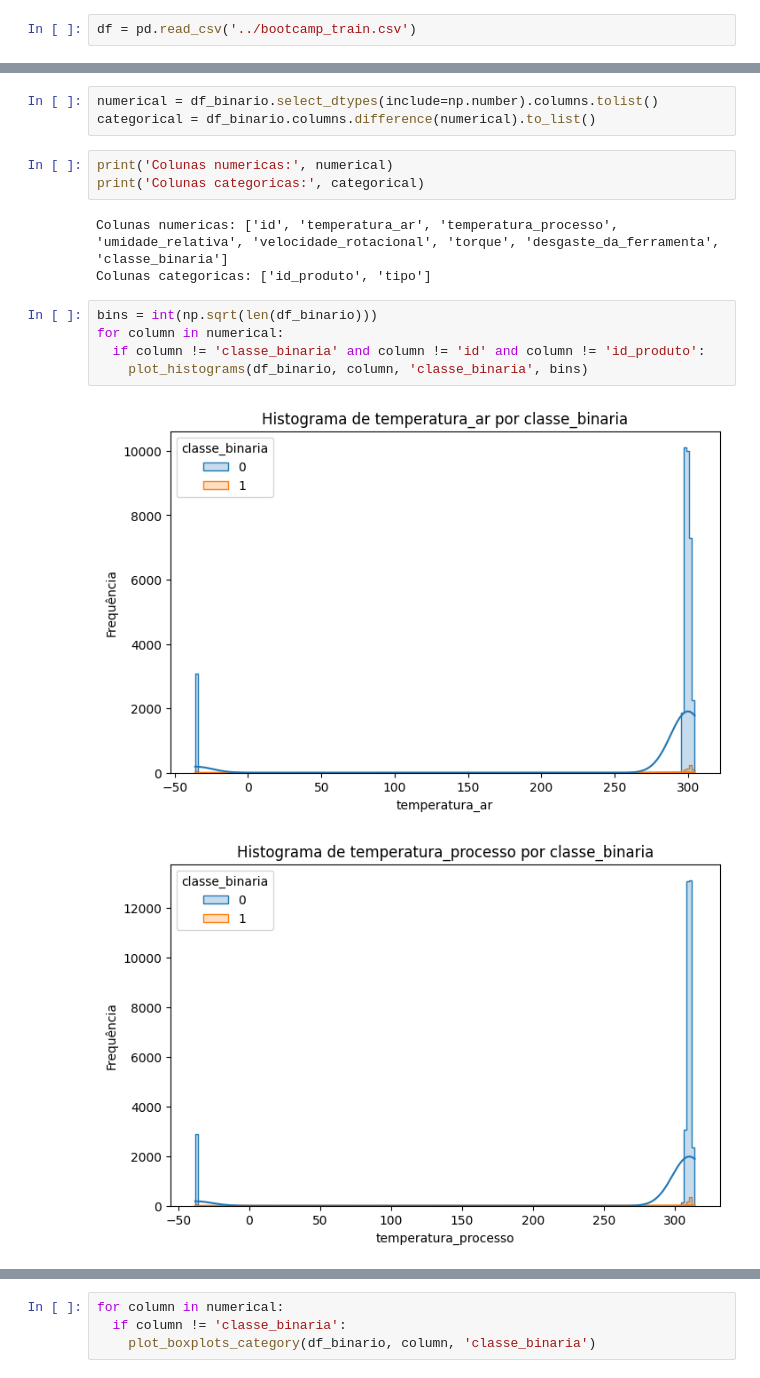
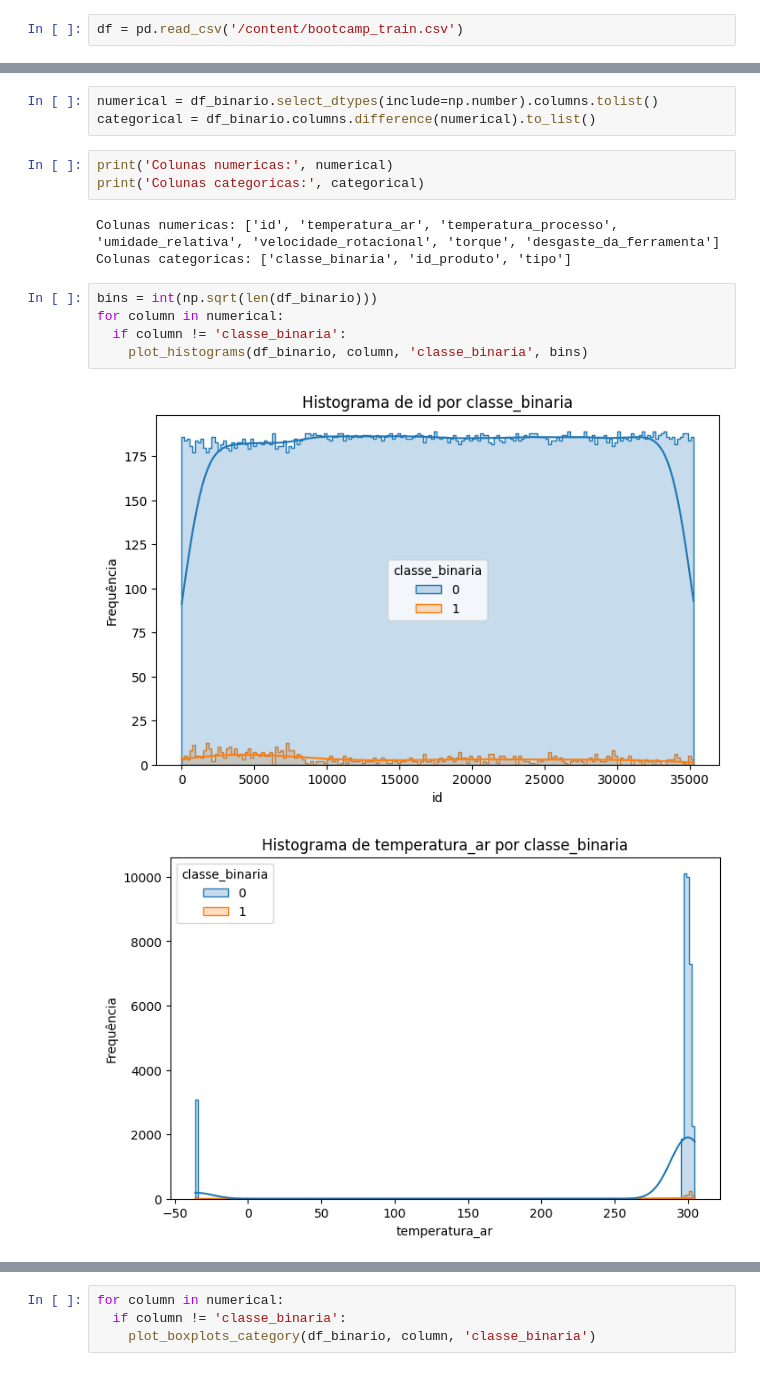
Before and after one commit to silviolima07/projeto_final, a Jupyter notebook: bootcamp_classificacao.ipynb, the cells around one changed output, grey strips where cells are left out. Saved outputs shown, nothing was run; the diff lists cells and outputs as text.

```diff
--- a/bootcamp_classificacao.ipynb
+++ b/bootcamp_classificacao.ipynb
@@ -145,7 +147,7 @@ def remove_outliers_iqr(df, column, category_col=None):
         mask = (df[column] >= Q1 - 1.5 * IQR) & (df[column] <= Q3 + 1.5 * IQR)
         return df[mask]
 # %%
-df = pd.read_csv('../bootcamp_train.csv')
+df = pd.read_csv('/content/bootcamp_train.csv')
 # %%
 df
 # %% [output]
@@ -658,13 +674,13 @@ categorical = df_binario.columns.difference(numerical).to_list()
 print('Colunas numericas:', numerical)
 print('Colunas categoricas:', categorical)
 # %% [output]
-Colunas numericas: ['id', 'temperatura_ar', 'temperatura_processo', 'umidade_relativa', 'velocidade_rotacional', 'torque', 'desgaste_da_ferramenta', 'classe_binaria']
-Colunas categoricas: ['id_produto', 'tipo']
+Colunas numericas: ['id', 'temperatura_ar', 'temperatura_processo', 'umidade_relativa', 'velocidade_rotacional', 'torque', 'desgaste_da_ferramenta']
+Colunas categoricas: ['classe_binaria', 'id_produto', 'tipo']
 # %%
 bins = int(np.sqrt(len(df_binario)))
 for column in numerical:
-  if column != 'classe_binaria' and column != 'id' and column != 'id_produto':
+  if column != 'classe_binaria':
     plot_histograms(df_binario, column, 'classe_binaria', bins)
 # %% [output]
-[figure, old version]
+[figure, new version]
-[figure, old version]
+[figure, new version]
```
Also changed, not shown: parts of 75 cells of this notebook.
